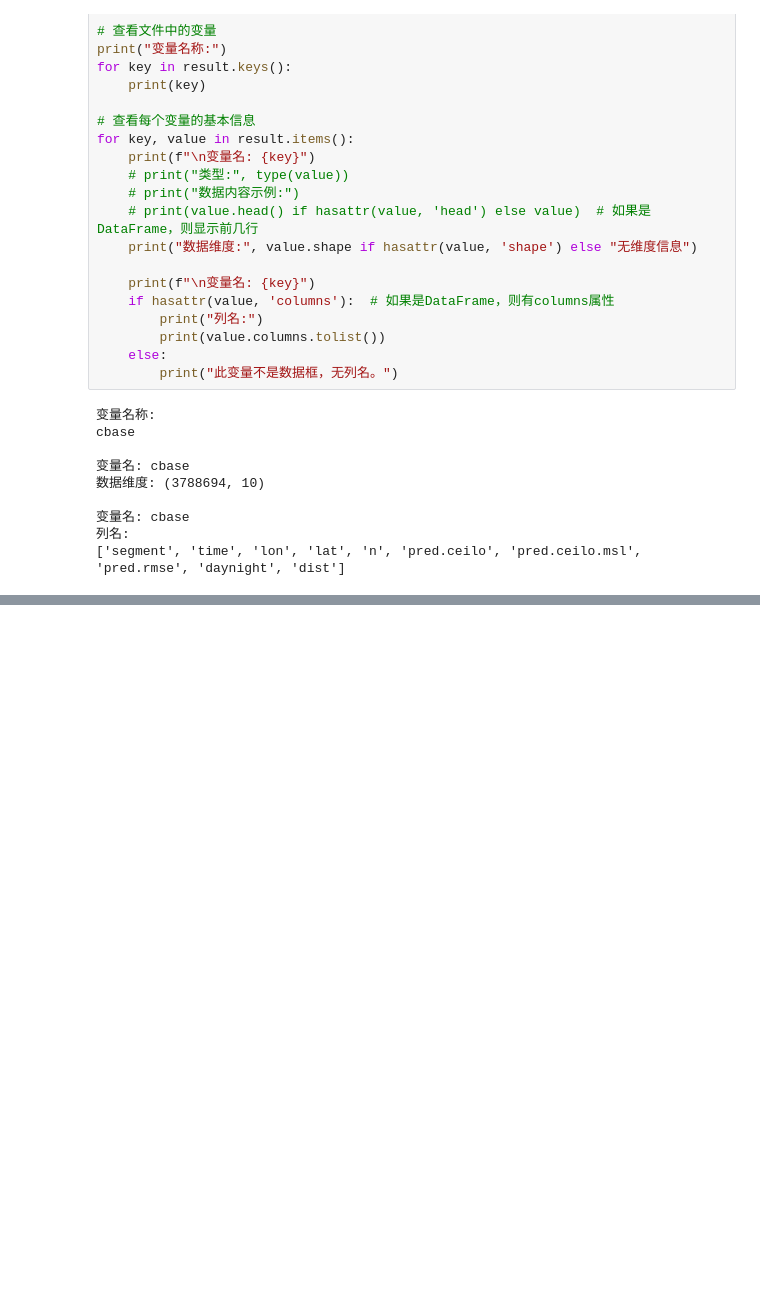
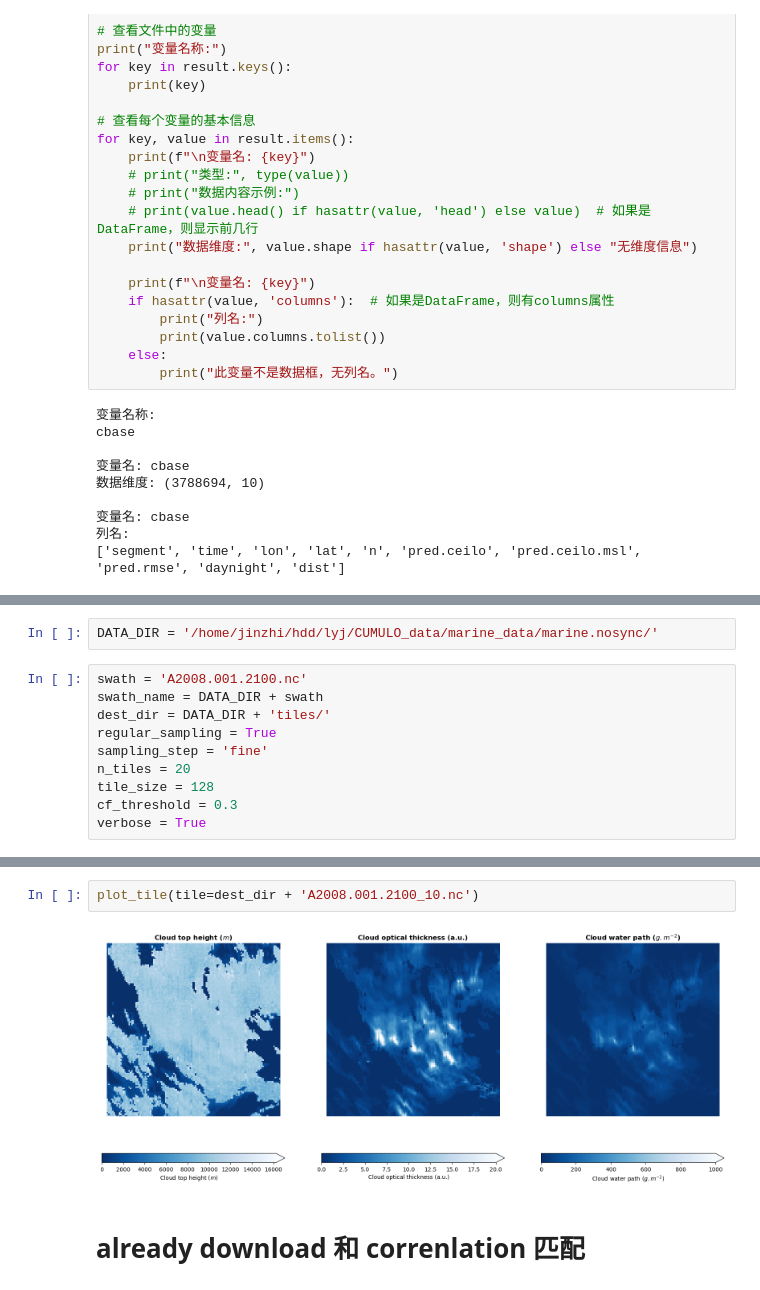
Before and after one commit to benerain/cloud-base-height, a Jupyter notebook: copy_pre.ipynb, the cells around one changed output, grey strips where cells are left out. Cells and saved outputs as stored; diff of their text form; blank space fills up the shorter version.

```diff
--- a/copy_pre.ipynb
+++ b/copy_pre.ipynb
@@ -1956,0 +2209,12 @@ cbase
+# %%
+DATA_DIR = '/home/jinzhi/hdd/lyj/CUMULO_data/marine_data/marine.nosync/'
+# %%
+swath = 'A2008.001.2100.nc'
+swath_name = DATA_DIR + swath
+dest_dir = DATA_DIR + 'tiles/'
+regular_sampling = True
+sampling_step = 'fine'
+n_tiles = 20
+tile_size = 128
+cf_threshold = 0.3
+verbose = True
@@ -1956,0 +2236,6 @@ cbase
+# %%
+plot_tile(tile=dest_dir + 'A2008.001.2100_10.nc')
+# %% [output]
+[figure, added]
+# %% [markdown]
+# already download 和 correnlation 匹配
```
Also changed, not shown: parts of 30 cells of this notebook, 4 other files.
